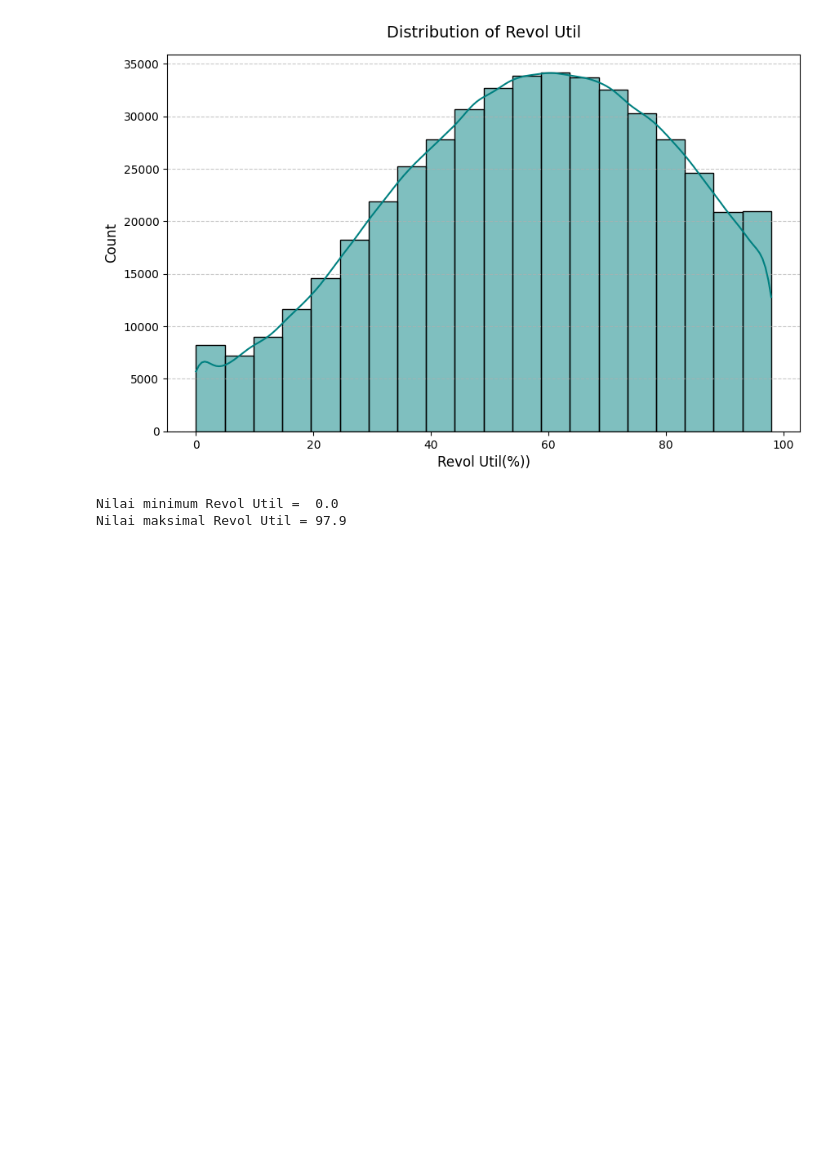
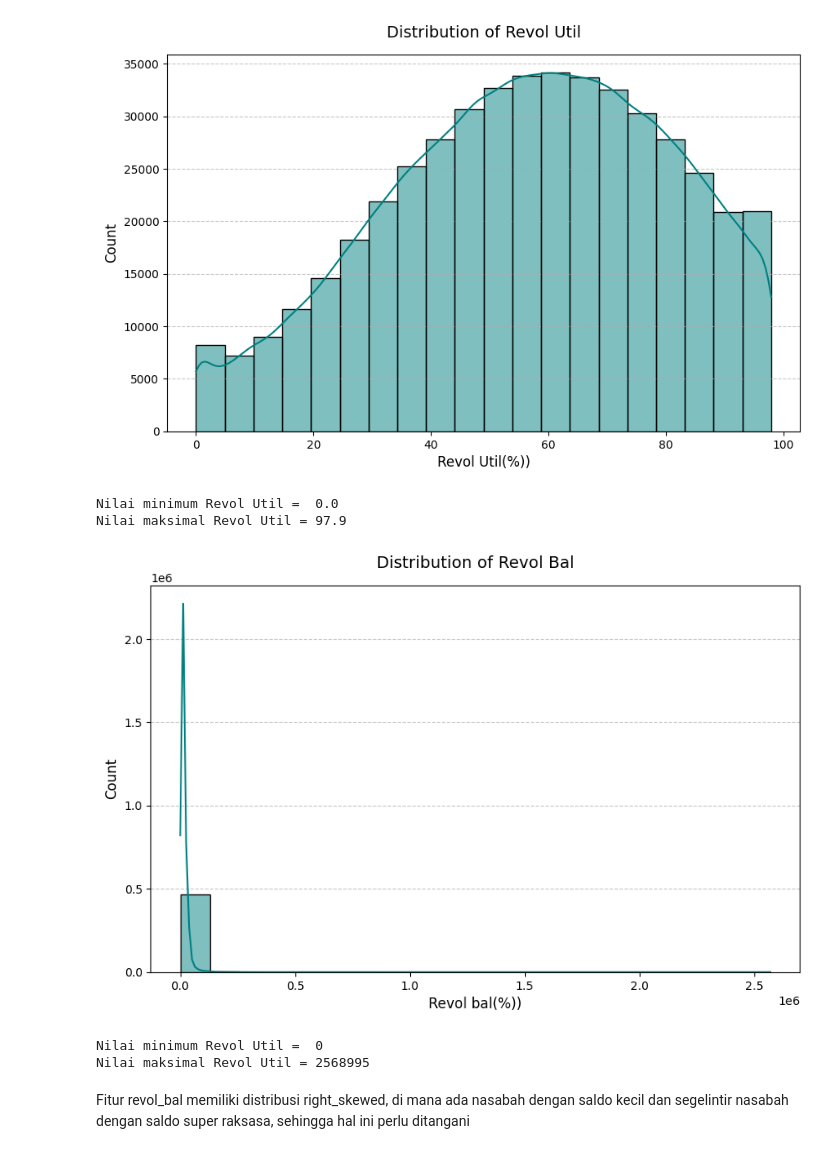
Before and after one commit to rfaoktvian/ChurnPrediction, a Jupyter notebook: notebooks/01_model_development.ipynb, the cells around one changed output. Drawn from its saved outputs; the diff is of its cells as text; code cells hidden in the pictures; blank space fills up the shorter version.

Commit message:
feat(notebooks): handling outliers (revol_bal)

```diff
--- a/notebooks/01_model_development.ipynb
+++ b/notebooks/01_model_development.ipynb
@@ -557,3 +557,20 @@ print('Nilai maksimal Revol Util =',df['revol_util'].max())
 [figure]
 Nilai minimum Revol Util =  0.0
 Nilai maksimal Revol Util = 97.9
+# %%
+plt.figure(figsize=(10, 6))
+sns.histplot(df['revol_bal'], kde=True, color='teal', bins=20)
+plt.title('Distribution of Revol Bal', fontsize=14, pad=15)
+plt.xlabel('Revol bal(%))', fontsize=12)
+plt.ylabel('Count', fontsize=12)
+plt.grid(axis='y', linestyle='--', alpha=0.7)
+plt.show()
+
+print('Nilai minimum Revol Util = ',df['revol_bal'].min())
+print('Nilai maksimal Revol Util =',df['revol_bal'].max())
+# %% [output]
+[figure, added]
+Nilai minimum Revol Util =  0
+Nilai maksimal Revol Util = 2568995
+# %% [markdown]
+Fitur revol_bal memiliki distribusi right_skewed, di mana ada nasabah dengan saldo kecil dan segelintir nasabah dengan saldo super raksasa, sehingga hal ini perlu ditangani
```
Also changed, not shown: parts of 3 cells of this notebook.
